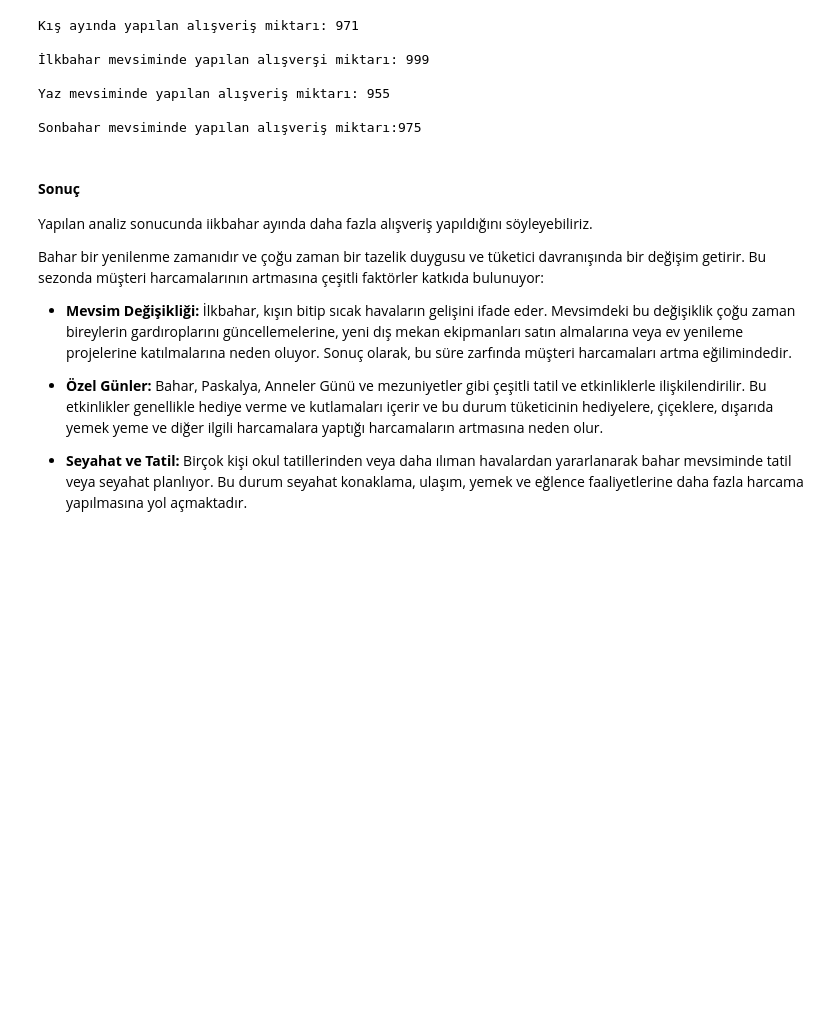
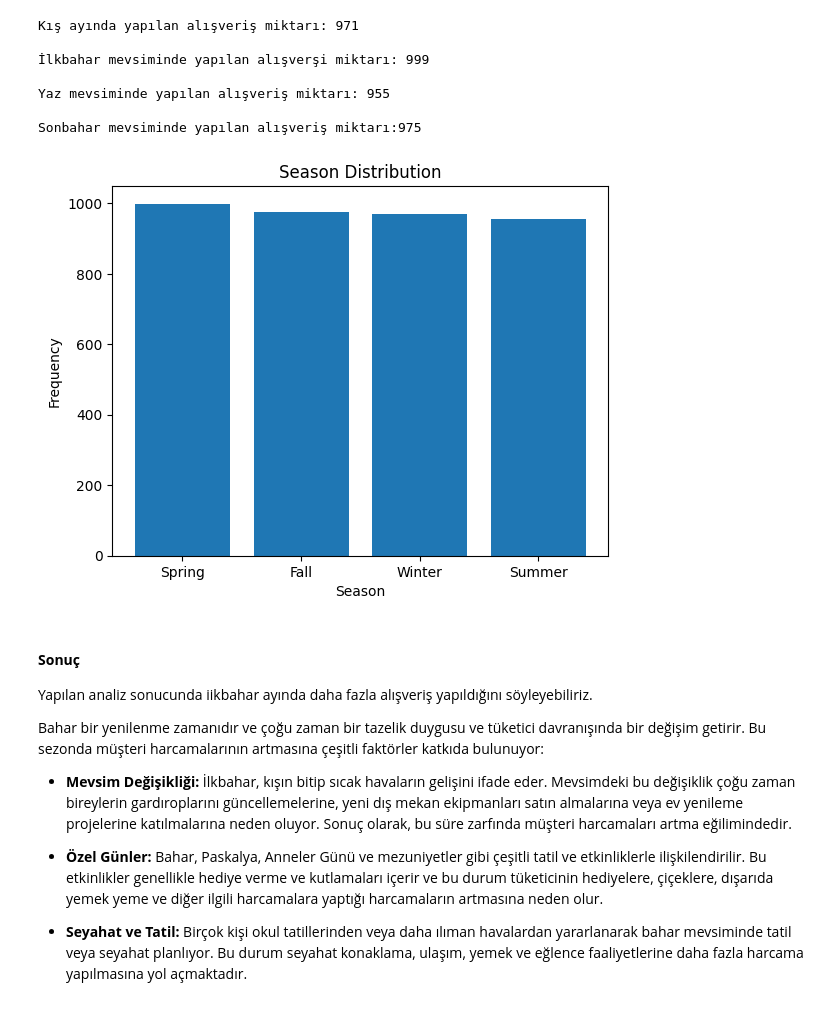
Before and after one commit to YusufAltuntas/customer-shopping-trend-EDA, a Jupyter notebook: customer-shopping-trend-EDA.ipynb, the cells around one changed output. Drawn from its saved outputs; the diff is of its cells as text; code cells hidden in the pictures; blank space fills up the shorter version.

```diff
--- a/customer-shopping-trend-EDA.ipynb
+++ b/customer-shopping-trend-EDA.ipynb
@@ -544,6 +551,22 @@ Sonbahar mevsiminde yapılan alışveriş miktarı:975
 fig = px.histogram(df , x = 'Season' , range_y= [200 , 1500] )
 
 fig.show()
+# %%
+# 'Season' sütunundaki değerlerin sayısını hesaplayın
+season_counts = df['Season'].value_counts()
+
+# Bar grafiği oluşturun
+plt.bar(season_counts.index, season_counts.values)
+
+# Grafik başlığını ve eksen etiketlerini ekleyin
+plt.title('Season Distribution')
+plt.xlabel('Season')
+plt.ylabel('Frequency')
+
+# Grafiği göster
+plt.show()
+# %% [output]
+[figure, added]
 # %% [markdown]
 #### **Sonuç**
 
```
Also changed, not shown: parts of 4 cells of this notebook.
